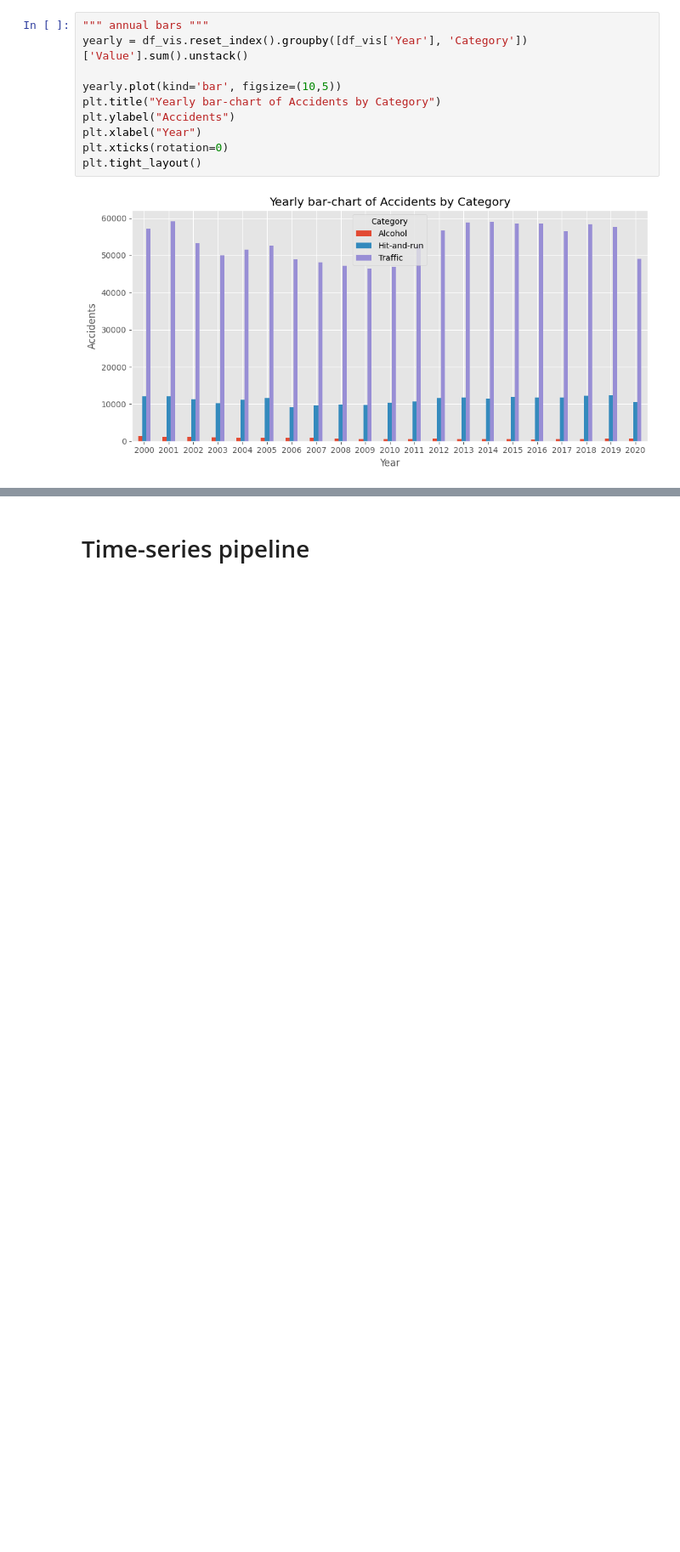
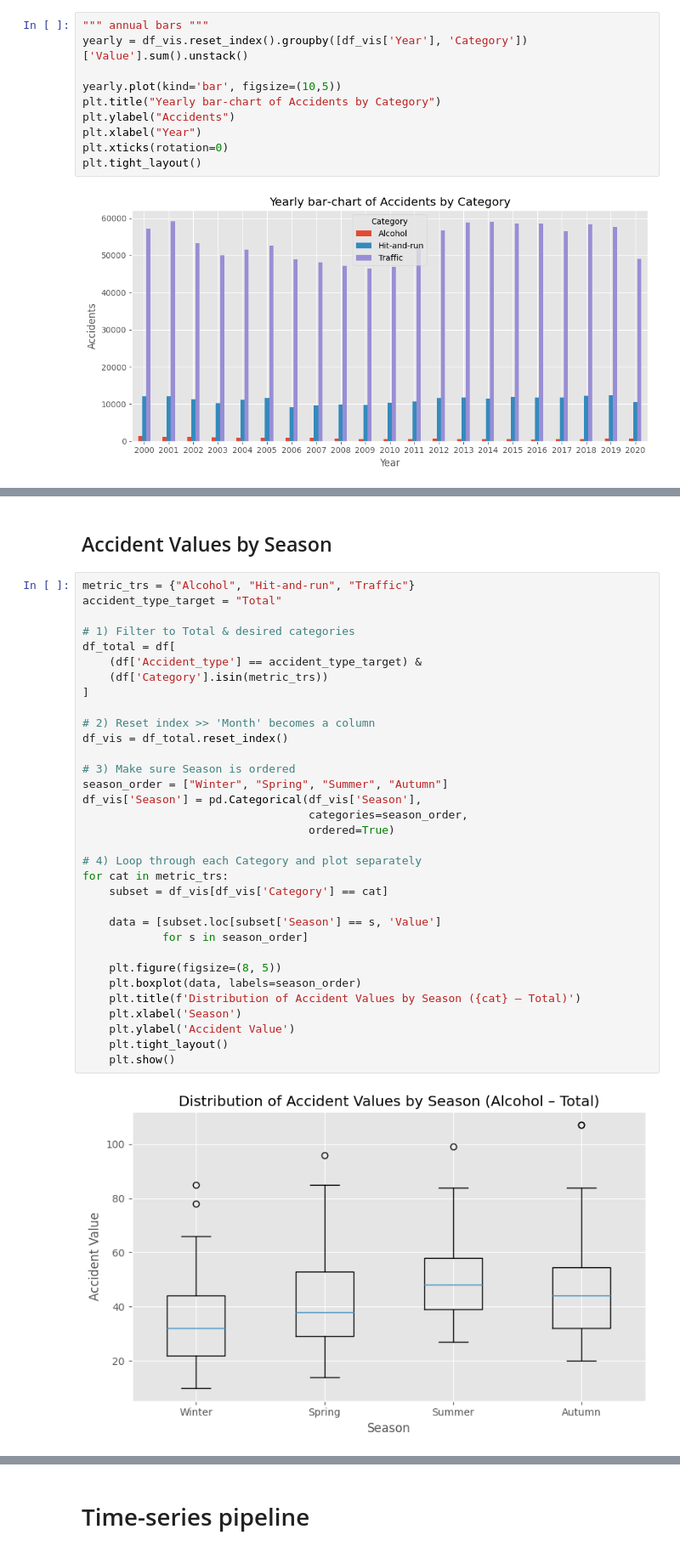
Before and after one commit to Ila-22/AI-Model, a Jupyter notebook: main.ipynb, the cells around one changed output, grey strips where cells are left out. Shown: that part at 85% size. Drawn from its saved outputs; the diff is of its cells as text; blank space fills up the shorter version.

Commit message:
more visualization

```diff
--- a/main.ipynb
+++ b/main.ipynb
@@ -253 +289,38 @@ The `ci` parameter is deprecated. Use `errorbar=None` for the same effect.
 [figure]
+# %% [markdown]
+## Accident Values by Season
+# %%
+metric_trs = {"Alcohol", "Hit-and-run", "Traffic"}
+accident_type_target = "Total"
+
+# 1) Filter to Total & desired categories
+df_total = df[
+    (df['Accident_type'] == accident_type_target) &
+    (df['Category'].isin(metric_trs))
+]
+
+# 2) Reset index >> 'Month' becomes a column
+df_vis = df_total.reset_index()
+
+# 3) Make sure Season is ordered
+season_order = ["Winter", "Spring", "Summer", "Autumn"]
+df_vis['Season'] = pd.Categorical(df_vis['Season'],
+                                  categories=season_order,
+                                  ordered=True)
+
+# 4) Loop through each Category and plot separately
+for cat in metric_trs:
+    subset = df_vis[df_vis['Category'] == cat]
+
+    data = [subset.loc[subset['Season'] == s, 'Value']
+            for s in season_order]
+
+    plt.figure(figsize=(8, 5))
+    plt.boxplot(data, labels=season_order)
+    plt.title(f'Distribution of Accident Values by Season ({cat} – Total)')
+    plt.xlabel('Season')
+    plt.ylabel('Accident Value')
+    plt.tight_layout()
+    plt.show()
+# %% [output]
+[figure, added]
```
Also changed, not shown: parts of 13 cells of this notebook, 1 other file.
